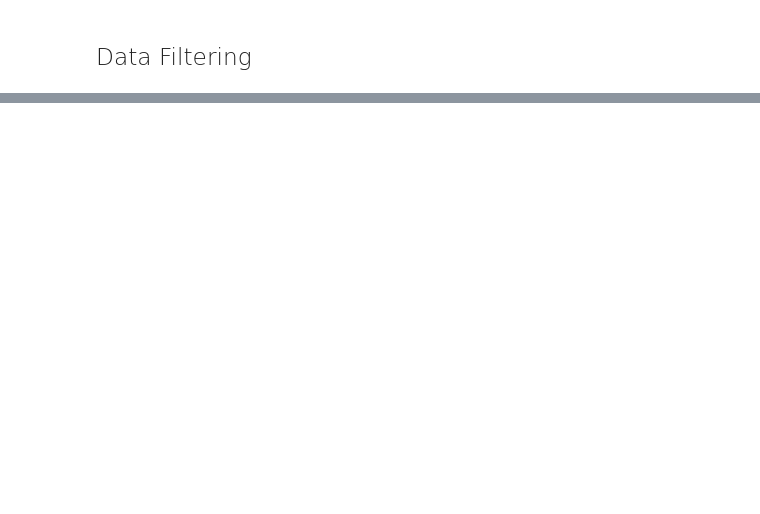
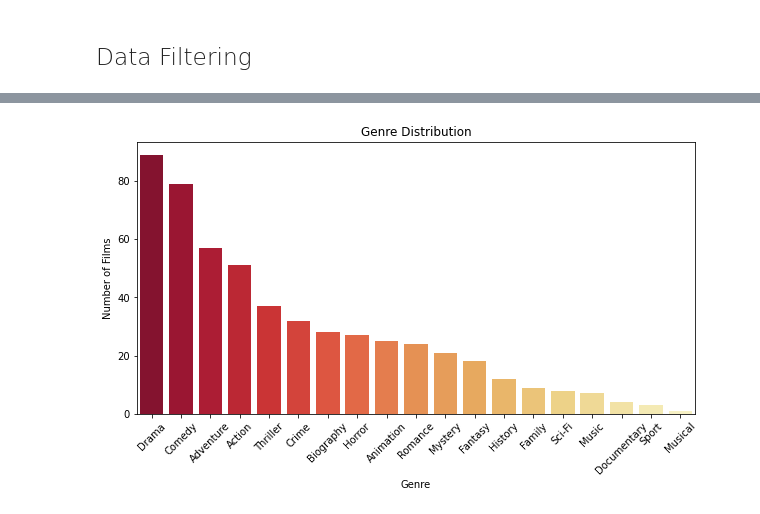
Before and after one commit to mooreaz92/Phase-1-Project-Group-GRV, a Jupyter notebook: Movie Industry Margin Analysis by Budget Class.ipynb, the cells around one changed output, grey strips where cells are left out. Cells and saved outputs as stored; diff of their text form; code cells hidden in the pictures; blank space fills up the shorter version.

```diff
--- a/Movie Industry Margin Analysis by Budget Class.ipynb
+++ b/Movie Industry Margin Analysis by Budget Class.ipynb
@@ -124,0 +330,32 @@ df_budgets = df_budgets[(df_budgets['profit_margin'] > 400) | (df_budgets['profi
+# %%
+### Preparing the dataframe to exclude NaN values when evaluating genres
+df_genres = df[df['genres'].notnull()]
+
+### Writing the genres to a list
+genre_list = list(df_genres['genres'])
+
+### Looping to create a unique value count of genres and sorting the results
+list_of_genres = []
+
+for genre in genre_list:
+    add = genre.split(',')
+    list_of_genres.append(add)
+
+unique_genres = {}
+
+for genre_list in list_of_genres:
+    for genre in genre_list:
+        if genre not in unique_genres:
+            unique_genres[genre] = 1
+        else:
+            unique_genres[genre] += 1
+
+unique_genres_sorted = dict(sorted(unique_genres.items(), key=lambda x:x[1], reverse=True))
+# %%
+plt.figure(figsize=(10, 5))
+ax = sns.barplot(x=list(unique_genres_sorted.keys()), y=list(unique_genres_sorted.values()), data=df, palette="YlOrRd_r")
+ax.set(xlabel = "Genre", ylabel = "Number of Films", title = "Genre Distribution")
+plt.xticks(rotation=45)
+plt.show()
+# %% [output]
+[figure, added]
```
Also changed, not shown: parts of 50 cells of this notebook, 14 other files.
